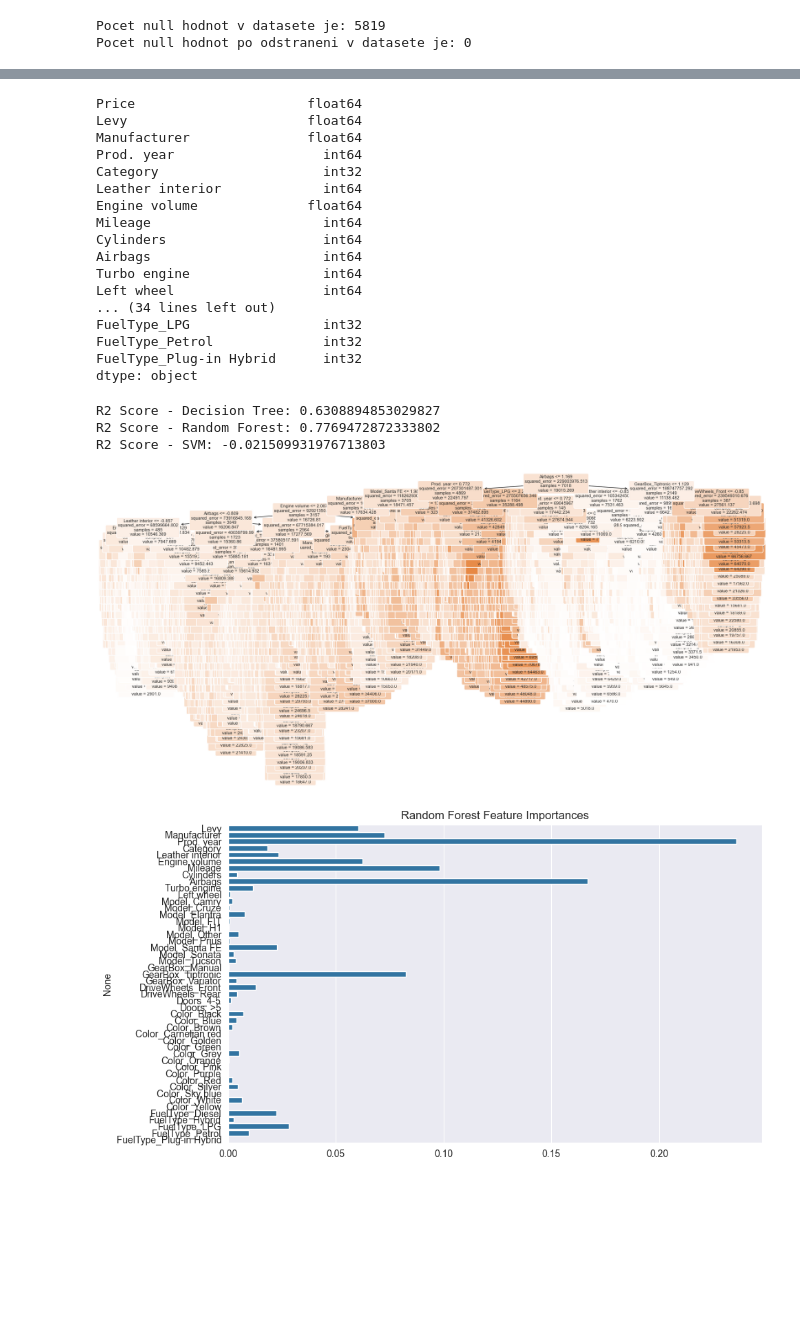
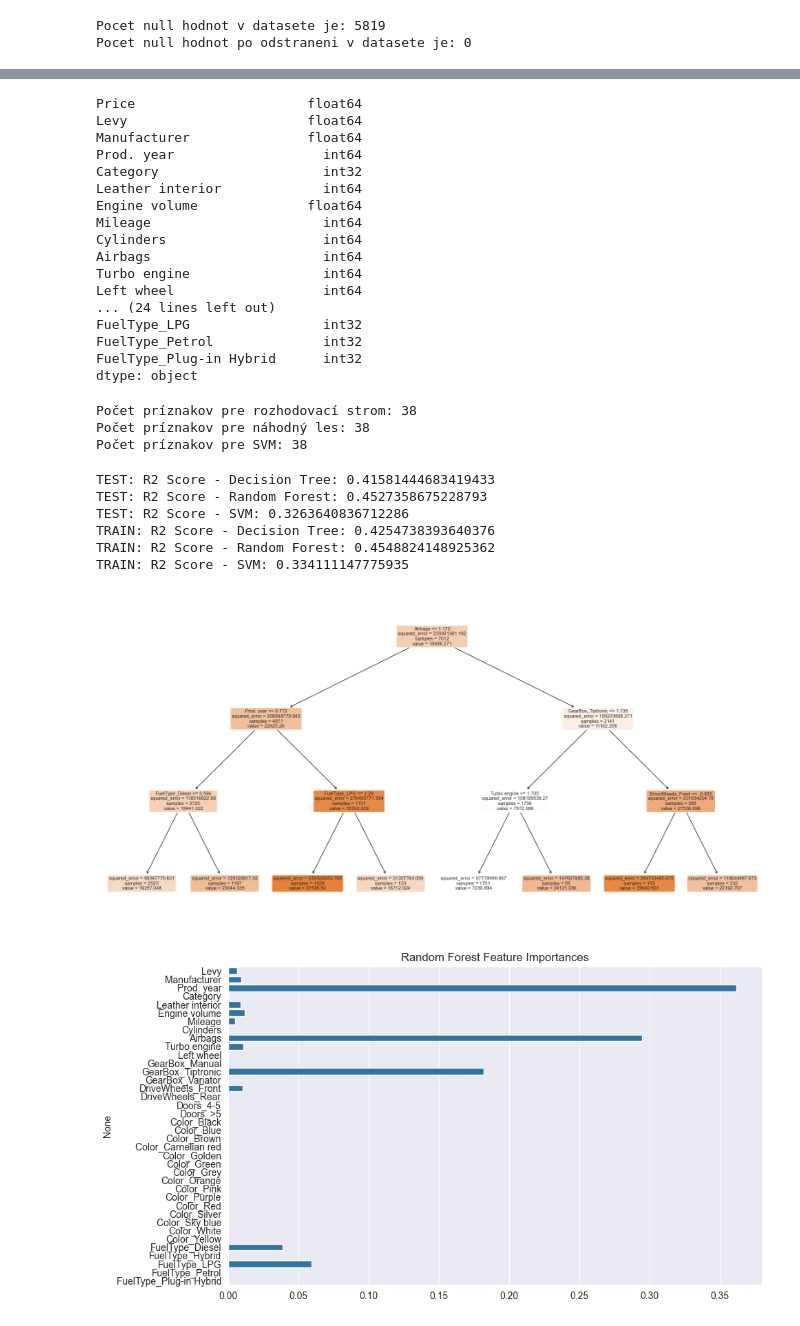
Before and after one commit to LiquiNaut/SUNS-zadanie-2, a Jupyter notebook: main.ipynb, the cells around one changed output, grey strips where cells are left out. Cells and saved outputs as stored; diff of their text form; code cells hidden in the pictures; blank space fills up the shorter version.

```diff
--- a/main.ipynb
+++ b/main.ipynb
@@ -26,6 +26,7 @@ df.head()
 | 4 | 45809263 | 11726.0 | 446 | HONDA | FIT | 2014 | Hatchback | Yes | Petrol | ... |
 # %%
 df = df.drop(columns=['ID'])
+df = df.drop(columns=['Model'])
 # %%
 df.columns
 # %% [output]
@@ -80,9 +81,9 @@ means = df.groupby('Manufacturer')['Price'].mean()
 df['Manufacturer'] = df['Manufacturer'].map(means)
 
 # One-Hot Encoding pre stĺpec 'Model'
-top_categories = df['Model'].value_counts().index[:10]  # Vyberieme top 10 hodnôt
-df['Model'] = np.where(df['Model'].isin(top_categories), df['Model'], 'Other')
-df = pd.get_dummies(df, columns=['Model'], prefix='Model', drop_first=True)
+# top_categories = df['Model'].value_counts().index[:10]  # Vyberieme top 10 hodnôt
+# df['Model'] = np.where(df['Model'].isin(top_categories), df['Model'], 'Other')
+# df = pd.get_dummies(df, columns=['Model'], prefix='Model', drop_first=True)
 
 # One Hot pre stlpec 'Gear box type'
 df = pd.get_dummies(df, columns=['Gear box type'], prefix='GearBox', drop_first=True)
@@ -143,7 +144,7 @@ Cylinders                    int64
 Airbags                      int64
 Turbo engine                 int64
 Left wheel                   int64
-... (34 lines left out)
+... (24 lines left out)
 FuelType_LPG                 int32
 FuelType_Petrol              int32
 FuelType_Plug-in Hybrid      int32
@@ -166,6 +167,18 @@ y_test = test_data['Price']
 scaler = StandardScaler()
 X_train_normalized = scaler.fit_transform(X_train)
 X_test_normalized = scaler.transform(X_test)
+
+print(f"Počet príznakov pre rozhodovací strom: {X_train_normalized.shape[1]}")
+print(f"Počet príznakov pre náhodný les: {X_train_normalized.shape[1]}")
+print(f"Počet príznakov pre SVM: {X_train_normalized.shape[1]}")
+
+# Overenie parametrov škálovacieho objektu
+# print(scaler.mean_)  # výpis priemeru pre každý príznak
+# print(scaler.scale_)  # výpis škály pre každý príznak
+# %% [output]
+Počet príznakov pre rozhodovací strom: 38
+Počet príznakov pre náhodný les: 38
+Počet príznakov pre SVM: 38
 # %%
 from sklearn.tree import DecisionTreeRegressor
 from sklearn.ensemble import RandomForestRegressor
@@ -174,52 +187,64 @@ from sklearn.metrics import r2_score
 import matplotlib.pyplot as plt
 import seaborn as sns
 from sklearn import tree
+import numpy as np
 
 # Train a Decision Tree
-decision_tree = DecisionTreeRegressor(random_state=42)
+decision_tree = DecisionTreeRegressor(max_depth=3, min_samples_split=2, min_samples_leaf=1)
 decision_tree.fit(X_train_normalized, y_train)
 
 # Train a Random Forest (ensemble of trees)
-random_forest = RandomForestRegressor(random_state=42)
+random_forest = RandomForestRegressor(n_estimators=50, max_depth=3, min_samples_split=2, min_samples_leaf=1)
 random_forest.fit(X_train_normalized, y_train)
 
 # Train an SVM
-svm_model = SVR()
+svm_model = SVR(kernel='linear', C=3.0)
 svm_model.fit(X_train_normalized, y_train)
 
-# Make predictions
+# Make predictions TEST
 y_pred_tree = decision_tree.predict(X_test_normalized)
 y_pred_forest = random_forest.predict(X_test_normalized)
 y_pred_svm = svm_model.predict(X_test_normalized)
 
-# Evaluate models
+# Make predictions TRAIN
+y_pred_tree_train = decision_tree.predict(X_train_normalized)
+y_pred_forest_train = random_forest.predict(X_train_normalized)
+y_pred_svm_train = svm_model.predict(X_train_normalized)
+
+# Evaluate models TEST
 r2_tree = r2_score(y_test, y_pred_tree)
 r2_forest = r2_score(y_test, y_pred_forest)
 r2_svm = r2_score(y_test, y_pred_svm)
 
-print(f'R2 Score - Decision Tree: {r2_tree}')
-print(f'R2 Score - Random Forest: {r2_forest}')
-print(f'R2 Score - SVM: {r2_svm}')
+print(f'TEST: R2 Score - Decision Tree: {r2_tree}')
+print(f'TEST: R2 Score - Random Forest: {r2_forest}')
+print(f'TEST: R2 Score - SVM: {r2_svm}')
+
+# Evaluate models TRAIN
+r2_tree_train = r2_score(y_train, y_pred_tree_train)
+r2_forest_train = r2_score(y_train, y_pred_forest_train)
+r2_svm_train = r2_score(y_train, y_pred_svm_train)
+
+print(f'TRAIN: R2 Score - Decision Tree: {r2_tree_train}')
+print(f'TRAIN: R2 Score - Random Forest: {r2_forest_train}')
+print(f'TRAIN: R2 Score - SVM: {r2_svm_train}')
 
 # Visualize a decision tree
 plt.figure(figsize=(20, 10))
 tree.plot_tree(decision_tree, filled=True, feature_names=X_train.columns, rounded=True, fontsize=8)
 plt.show()
 
 # Visualize feature importances in the Random Forest
 plt.figure(figsize=(10, 6))
 sns.barplot(x=random_forest.feature_importances_, y=X_train.columns)
 plt.title('Random Forest Feature Importances')
 plt.show()
-
-# Note: Visualization for SVM might not be straightforward as in decision trees or ensembles.
-
-# R2 Score - Decision Tree: 0.6308894853029827
-# R2 Score - Random Forest: 0.7769472872333802
-# R2 Score - SVM: -0.021509931976713803
 # %% [output]
-R2 Score - Decision Tree: 0.6308894853029827
-R2 Score - Random Forest: 0.7769472872333802
-R2 Score - SVM: -0.021509931976713803
+TEST: R2 Score - Decision Tree: 0.41581444683419433
+TEST: R2 Score - Random Forest: 0.4527358675228793
+TEST: R2 Score - SVM: 0.3263640836712286
+TRAIN: R2 Score - Decision Tree: 0.4254738393640376
+TRAIN: R2 Score - Random Forest: 0.4548824148925362
+TRAIN: R2 Score - SVM: 0.334111147775935
-[figure, old version]
+[figure, new version]
-[figure, old version]
+[figure, new version]
```
Also changed, not shown: parts of 8 cells of this notebook.
